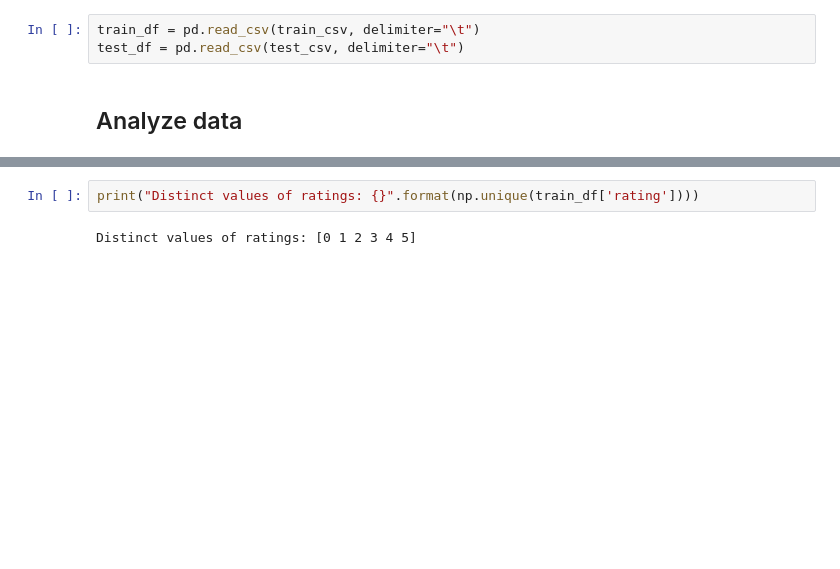
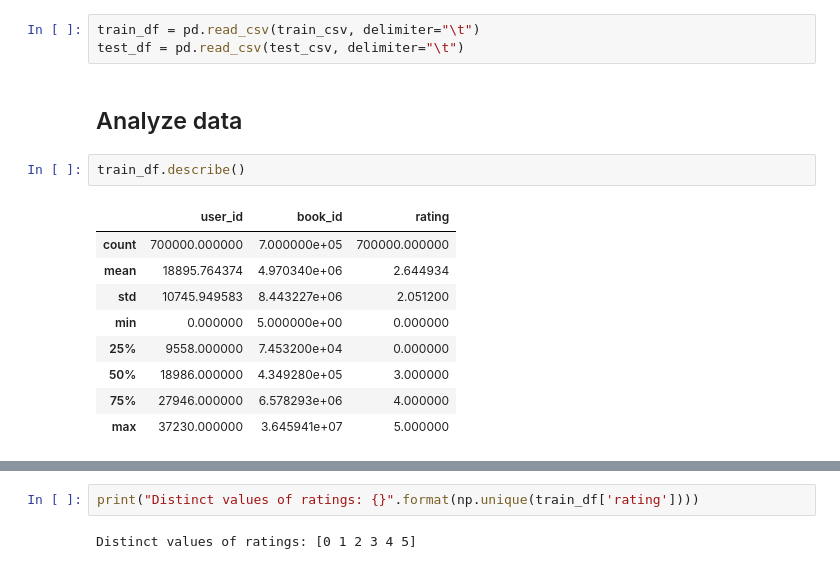
Before and after one commit to k-chuang/data-science-competitions, a Jupyter notebook: goodreads_eda.ipynb, the cells around one changed output, grey strips where cells are left out. Saved outputs shown, nothing was run; the diff lists cells and outputs as text; blank space fills up the shorter version.

```diff
--- a/goodreads_eda.ipynb
+++ b/goodreads_eda.ipynb
@@ -49,3 +49,15 @@ train_df = pd.read_csv(train_csv, delimiter="\t")
 test_df = pd.read_csv(test_csv, delimiter="\t")
 # %% [markdown]
 ## Analyze data
+# %%
+train_df.describe()
+# %% [output]
+|  | user_id | book_id | rating |
+| count | 700000.000000 | 7.000000e+05 | 700000.000000 |
+| mean | 18895.764374 | 4.970340e+06 | 2.644934 |
+| std | 10745.949583 | 8.443227e+06 | 2.051200 |
+| min | 0.000000 | 5.000000e+00 | 0.000000 |
+| 25% | 9558.000000 | 7.453200e+04 | 0.000000 |
+| 50% | 18986.000000 | 4.349280e+05 | 3.000000 |
+| 75% | 27946.000000 | 6.578293e+06 | 4.000000 |
+| max | 37230.000000 | 3.645941e+07 | 5.000000 |
```
Also changed, not shown: parts of 32 cells of this notebook.
